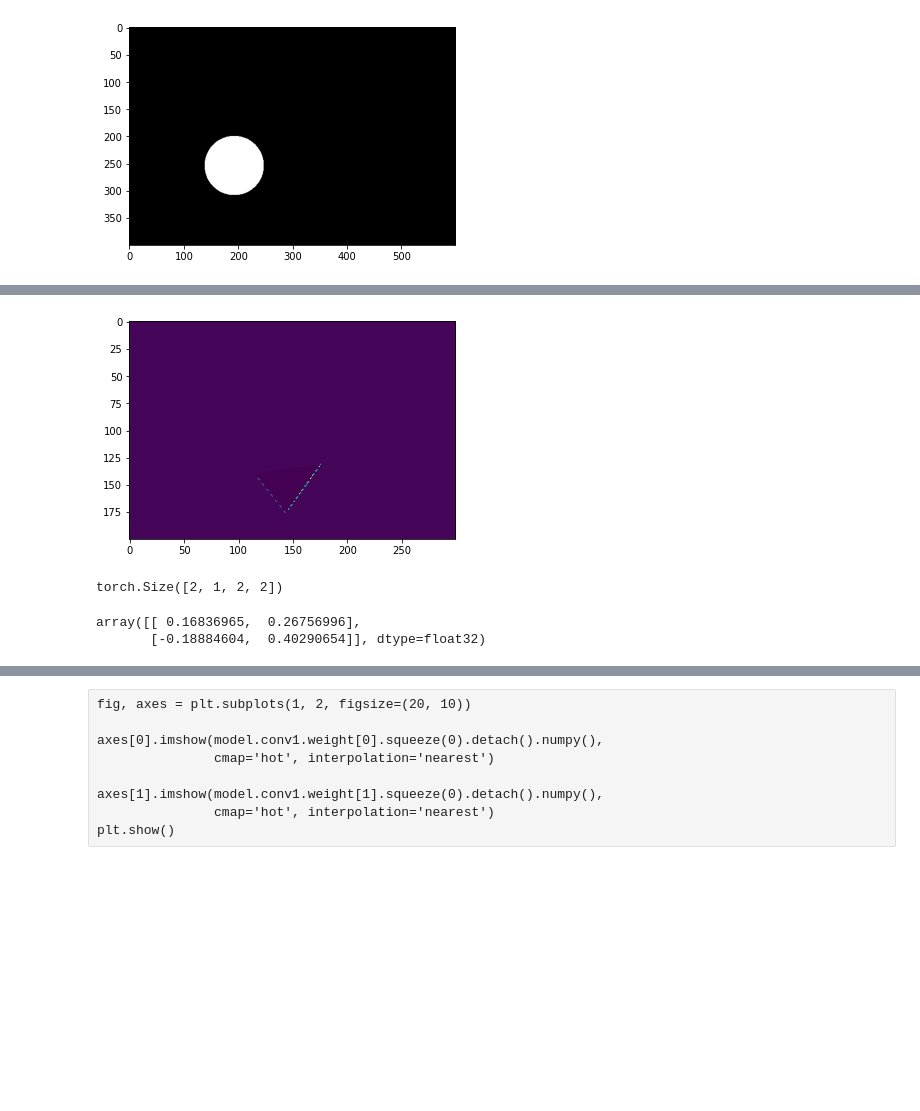
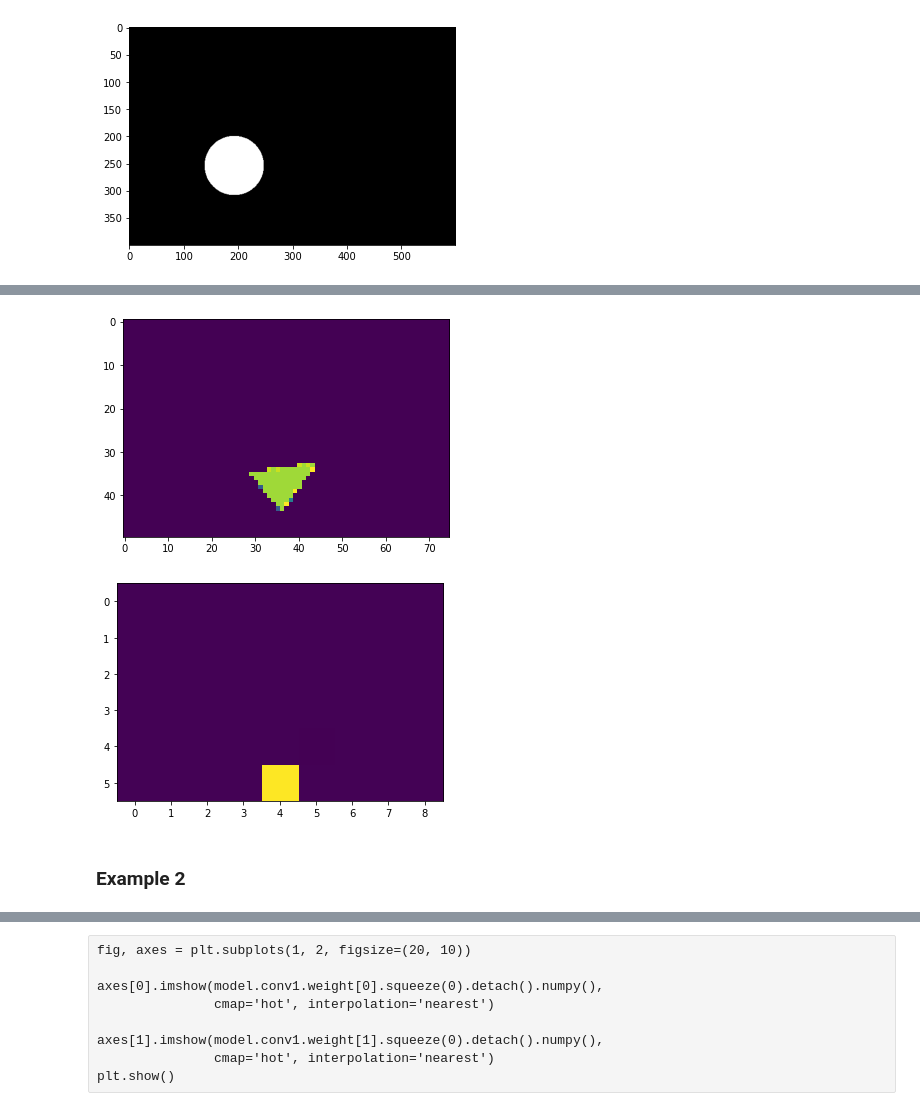
Before and after one commit to Alvant/AdvancedPython, a Jupyter notebook: labs/lab25/ML3.ipynb, the cells around one changed output, grey strips where cells are left out. Drawn from its saved outputs; the diff is of its cells as text; code cells hidden in the pictures; blank space fills up the shorter version.

Commit message:
add sizes, add pic for conv

```diff
--- a/labs/lab25/ML3.ipynb
+++ b/labs/lab25/ML3.ipynb
@@ -926,27 +960,40 @@ Image is circle.
 # %%
-image, _ = train_data[150]
-
 image = torch.FloatTensor(image)
 input = image.unsqueeze(0)
 input = input.squeeze(-1)
 input = input.unsqueeze(1)
 
 output_batch = F.relu(model.conv1(input))
+output_batch = model.pool(output_batch)
 output = output_batch[0]
 
 plt.imshow(
     output.detach().numpy()[1]
 )
 
 plt.show()
 # %% [output]
-[figure, old version]
+[figure, new version]
-# %%
-model.conv1.weight.shape
-# %% [output]
-torch.Size([2, 1, 2, 2])
-# %%
-model.conv1.weight[0].squeeze(0).detach().numpy()
-# %% [output]
-array([[ 0.16836965,  0.26756996],
-       [-0.18884604,  0.40290654]], dtype=float32)
+# %%
+image = torch.FloatTensor(image)
+input = image.unsqueeze(0)
+input = input.squeeze(-1)
+input = input.unsqueeze(1)
+
+output_batch = F.relu(model.conv1(input))
+output_batch = model.pool(output_batch)
+
+output_batch = F.relu(model.conv2(output_batch))
+output_batch = model.pool(output_batch)
+
+output = output_batch[0]
+
+plt.imshow(
+    output.detach().numpy()[1]
+)
+
+plt.show()
+# %% [output]
+[figure, added]
+# %% [markdown]
+### Example 2
```
Also changed, not shown: parts of 38 cells of this notebook.
